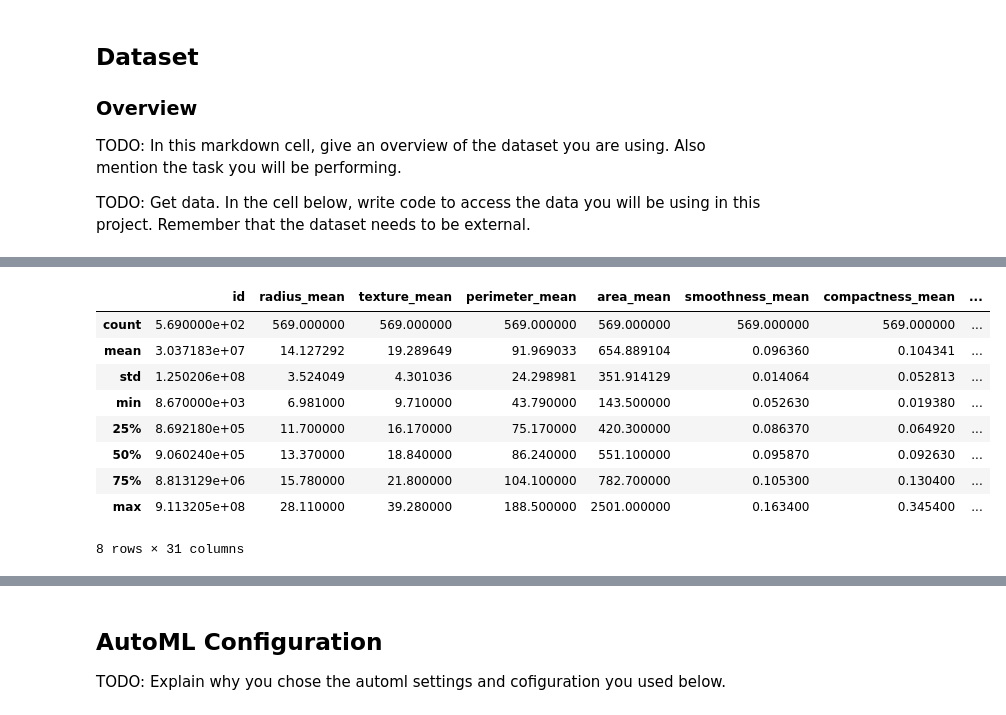
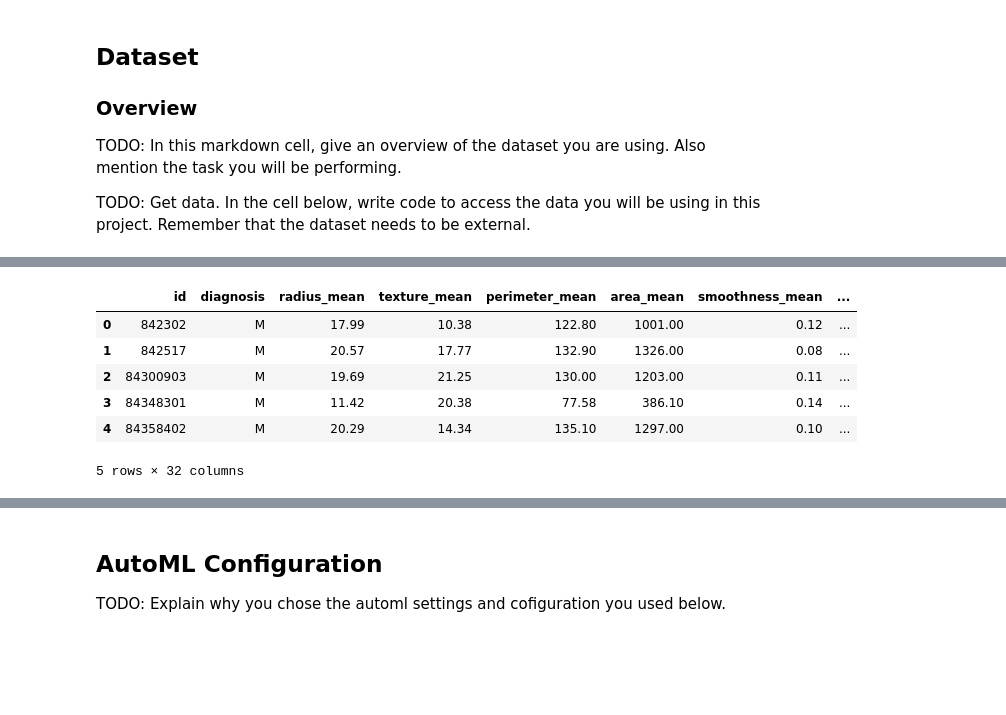
Before and after one commit to samfrost23/nd00333-capstone, a Jupyter notebook: automl.ipynb, the cells around one changed output, grey strips where cells are left out. Cells and saved outputs as stored; diff of their text form; code cells hidden in the pictures; blank space fills up the shorter version.

```diff
--- a/automl.ipynb
+++ b/automl.ipynb
@@ -99,40 +80,30 @@ TODO: Get data. In the cell below, write code to access the data you will be usi
 # %%
 # NOTE: update the key to match the dataset name
 found = False
-key = "BreastData3"
+key = "BreastCancerDataset"
 description_text = "Dataset for Capstone Project"
 
 if key in ws.datasets.keys():
         found = True
         dataset = ws.datasets[key]
 
 if not found:
         # Create AML Dataset and register it into Workspace
-        example_data = 'https://raw.githubusercontent.com/samfrost23/nd00333-capstone/master/starter_file/breast-cancer.csv'
+        example_data = 'https://raw.githubusercontent.com/samfrost23/nd00333-capstone/master/breast-cancer-dataset.csv'
         dataset = Dataset.Tabular.from_delimited_files(example_data)
-        ##from train import clean_data
-        #import pandas as pd
-        #data = TabularDatasetFactory.from_delimited_files("https://archive.ics.uci.edu/static/public/17/data.csv")
-        #x, y = clean_data(data)
-        #data_joined = pd.concat([x, y], axis=1)
-
         #Register Dataset in Workspace
         dataset = dataset.register(workspace=ws,
                                    name=key,
                                    description=description_text)
 
 
 df = dataset.to_pandas_dataframe()
 df.head(5)
-df.describe()
 # %% [output]
-|  | id | radius_mean | texture_mean | perimeter_mean | area_mean | smoothness_mean | compactness_mean | ... |
-| count | 5.690000e+02 | 569.000000 | 569.000000 | 569.000000 | 569.000000 | 569.000000 | 569.000000 | ... |
-| mean | 3.037183e+07 | 14.127292 | 19.289649 | 91.969033 | 654.889104 | 0.096360 | 0.104341 | ... |
-| std | 1.250206e+08 | 3.524049 | 4.301036 | 24.298981 | 351.914129 | 0.014064 | 0.052813 | ... |
-| min | 8.670000e+03 | 6.981000 | 9.710000 | 43.790000 | 143.500000 | 0.052630 | 0.019380 | ... |
-| 25% | 8.692180e+05 | 11.700000 | 16.170000 | 75.170000 | 420.300000 | 0.086370 | 0.064920 | ... |
-| 50% | 9.060240e+05 | 13.370000 | 18.840000 | 86.240000 | 551.100000 | 0.095870 | 0.092630 | ... |
-| 75% | 8.813129e+06 | 15.780000 | 21.800000 | 104.100000 | 782.700000 | 0.105300 | 0.130400 | ... |
-| max | 9.113205e+08 | 28.110000 | 39.280000 | 188.500000 | 2501.000000 | 0.163400 | 0.345400 | ... |
+|  | id | diagnosis | radius_mean | texture_mean | perimeter_mean | area_mean | smoothness_mean | ... |
+| 0 | 842302 | M | 17.99 | 10.38 | 122.80 | 1001.00 | 0.12 | ... |
+| 1 | 842517 | M | 20.57 | 17.77 | 132.90 | 1326.00 | 0.08 | ... |
+| 2 | 84300903 | M | 19.69 | 21.25 | 130.00 | 1203.00 | 0.11 | ... |
+| 3 | 84348301 | M | 11.42 | 20.38 | 77.58 | 386.10 | 0.14 | ... |
+| 4 | 84358402 | M | 20.29 | 14.34 | 135.10 | 1297.00 | 0.10 | ... |
-8 rows × 31 columns
+5 rows × 32 columns
```
Also changed, not shown: parts of 16 cells of this notebook, 1 other file.
